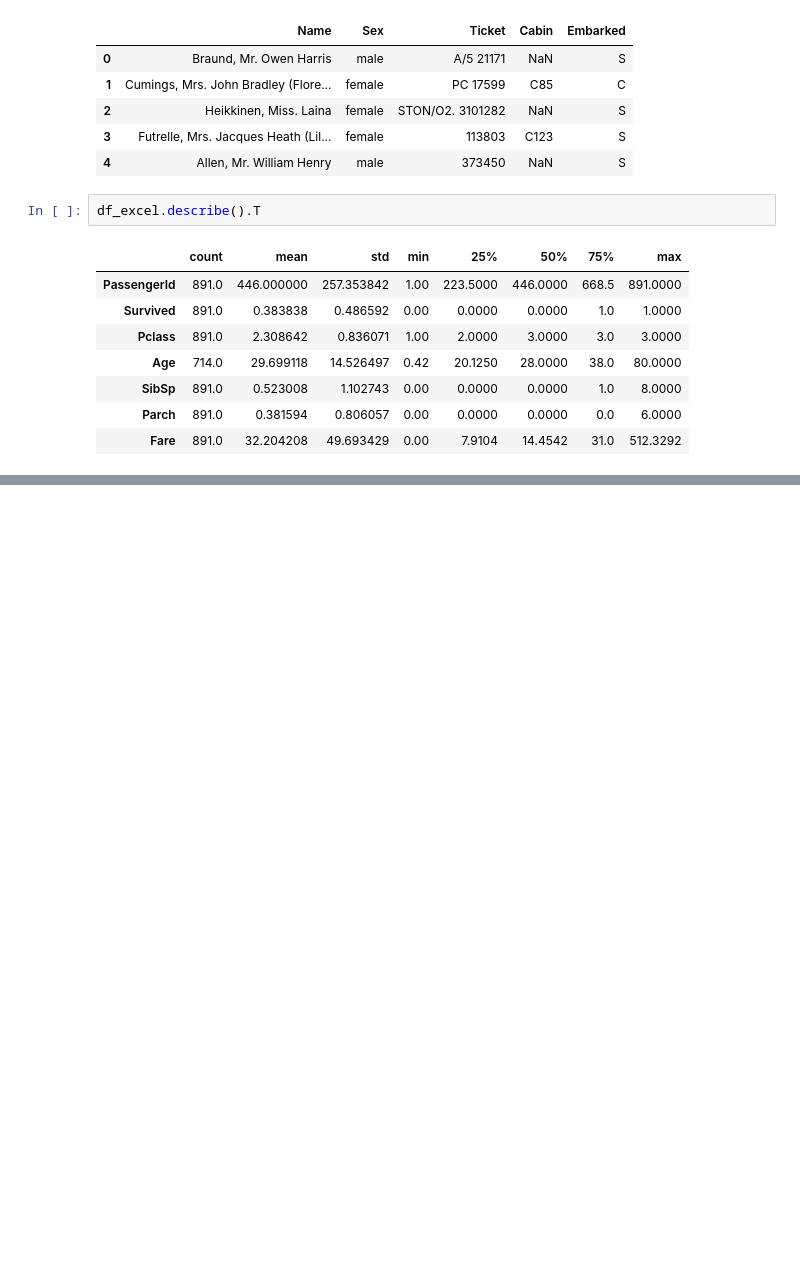
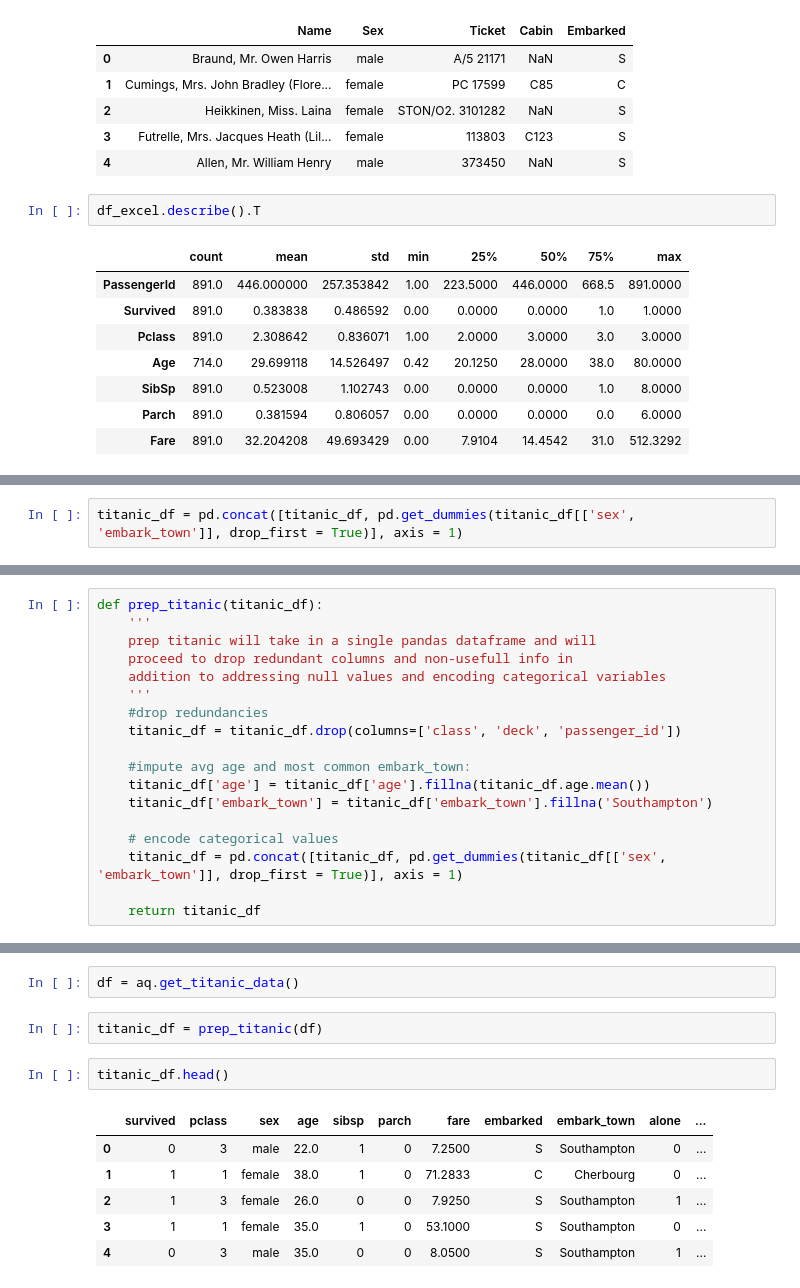
Before and after one commit to skylerschnee/classification-exercises, a Jupyter notebook: classification_exercises.ipynb, the cells around one changed output, grey strips where cells are left out. Saved outputs shown, nothing was run; the diff lists cells and outputs as text; blank space fills up the shorter version.

```diff
--- a/classification_exercises.ipynb
+++ b/classification_exercises.ipynb
@@ -220,0 +281,2 @@ df_excel.describe().T
+# %%
+titanic_df = pd.concat([titanic_df, pd.get_dummies(titanic_df[['sex', 'embark_town']], drop_first = True)], axis = 1)
@@ -220,0 +285,18 @@ df_excel.describe().T
+# %%
+def prep_titanic(titanic_df):
+    '''
+    prep titanic will take in a single pandas dataframe and will
+    proceed to drop redundant columns and non-usefull info in
+    addition to addressing null values and encoding categorical variables
+    '''
+    #drop redundancies
+    titanic_df = titanic_df.drop(columns=['class', 'deck', 'passenger_id'])
+
+    #impute avg age and most common embark_town:
+    titanic_df['age'] = titanic_df['age'].fillna(titanic_df.age.mean())
+    titanic_df['embark_town'] = titanic_df['embark_town'].fillna('Southampton')
+
+    # encode categorical values
+    titanic_df = pd.concat([titanic_df, pd.get_dummies(titanic_df[['sex', 'embark_town']], drop_first = True)], axis = 1)
+
+    return titanic_df
@@ -220,0 +640,13 @@ df_excel.describe().T
+# %%
+df = aq.get_titanic_data()
+# %%
+titanic_df = prep_titanic(df)
+# %%
+titanic_df.head()
+# %% [output]
+|  | survived | pclass | sex | age | sibsp | parch | fare | embarked | embark_town | alone | ... |
+| 0 | 0 | 3 | male | 22.0 | 1 | 0 | 7.2500 | S | Southampton | 0 | ... |
+| 1 | 1 | 1 | female | 38.0 | 1 | 0 | 71.2833 | C | Cherbourg | 0 | ... |
+| 2 | 1 | 3 | female | 26.0 | 0 | 0 | 7.9250 | S | Southampton | 1 | ... |
+| 3 | 1 | 1 | female | 35.0 | 1 | 0 | 53.1000 | S | Southampton | 0 | ... |
+| 4 | 0 | 3 | male | 35.0 | 0 | 0 | 8.0500 | S | Southampton | 1 | ... |
```
Also changed, not shown: parts of 74 cells of this notebook, 13 other files.
